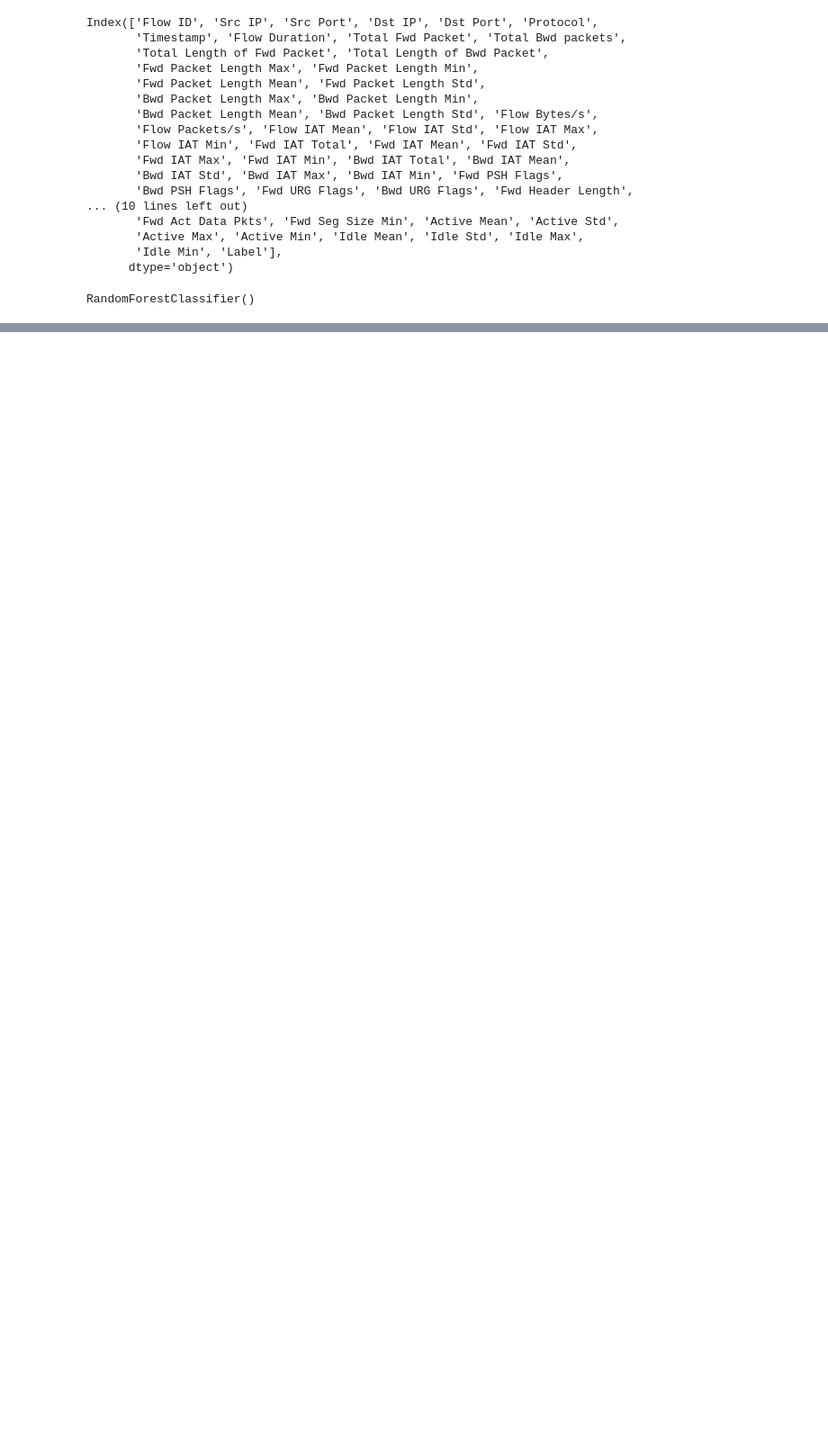
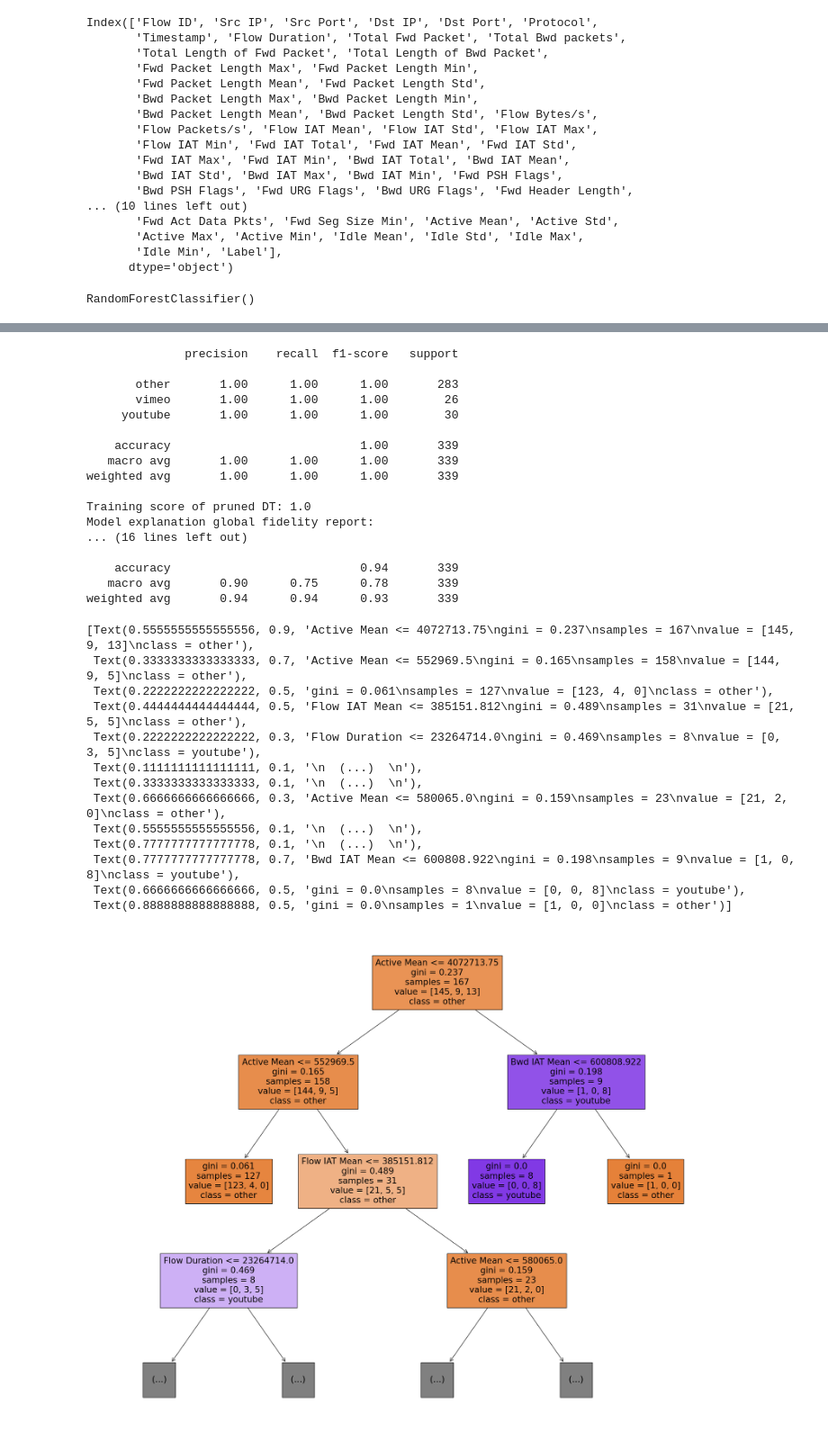
Before and after one commit to SNL-UCSB/sigcomm-tutorial, a Jupyter notebook: session_3/netunicorn_practice/notebooks/main_example_session_3.ipynb, the cells around one changed output, grey strips where cells are left out. Shown: that part at 90% size. Drawn from its saved outputs; the diff is of its cells as text; code cells hidden in the pictures; blank space fills up the shorter version.

```diff
--- a/session_3/netunicorn_practice/notebooks/main_example_session_3.ipynb
+++ b/session_3/netunicorn_practice/notebooks/main_example_session_3.ipynb
@@ -359,0 +492,73 @@ weighted avg       0.96      0.96      0.96       333
+# %%
+df_youtube = pd.read_csv("/tmp/capture_youtube.pcap_Flow.csv")
+df_vimeo = pd.read_csv("/tmp/capture_vimeo.pcap_Flow.csv")
+
+df_youtube['Label'] = 'other'
+df_youtube.loc[(df_youtube['Total Fwd Packet'] > 30) | (df_youtube['Total Bwd packets'] > 30), 'Label'] = 'youtube'
+df_youtube = df_youtube.drop(df_youtube[(df_youtube['Protocol'] == 17) & (df_youtube['Label'] != 'youtube')].index)
+
+df_vimeo['Label'] = 'other'
+df_vimeo.loc[(df_vimeo['Total Fwd Packet'] > 30) | (df_vimeo['Total Bwd packets'] > 30), 'Label'] = 'vimeo'
+df_vimeo = df_vimeo.drop(df_vimeo[(df_vimeo['Protocol'] == 17) & (df_vimeo['Label'] != 'vimeo')].index)
+# %%
+df = pd.concat([df_youtube, df_vimeo], ignore_index=True)
+df = df[features]
+df = df.dropna()
+
+target_variable = 'Label'
+features = list(set(df.columns) - {target_variable})
+x_train = df[features]
+y_train = df[target_variable]
+
+clf = RandomForestClassifier()
+clf.fit(x_train, y_train)
+
+y_pred = clf.predict(x_train.values)
+print(metrics.classification_report(y_train, y_pred))
+
+trustee = ClassificationTrustee(expert=clf)
+trustee.fit(x_train, y_train, num_samples=len(x_train) // 2, num_iter=20, train_size=0.99)
+
+_, dt, _, score = trustee.explain()
+print(f"Training score of pruned DT: {score}")
+dt_y_pred = dt.predict(x_train)
+
+print("Model explanation global fidelity report:")
+print(metrics.classification_report(clf.predict(x_train), dt_y_pred))
+print("Model explanation score report:")
+print(metrics.classification_report(y_train, dt_y_pred))
+
+fig = plt.figure(figsize=(25,20))
+plot_tree(dt, feature_names=x_train.columns, class_names=sorted(df['Label'].unique()), filled=True, max_depth=3)
+# %% [output]
+              precision    recall  f1-score   support
+
+       other       1.00      1.00      1.00       283
+       vimeo       1.00      1.00      1.00        26
+     youtube       1.00      1.00      1.00        30
+
+    accuracy                           1.00       339
+   macro avg       1.00      1.00      1.00       339
+weighted avg       1.00      1.00      1.00       339
+
+Training score of pruned DT: 1.0
+Model explanation global fidelity report:
+... (16 lines left out)
+
+    accuracy                           0.94       339
+   macro avg       0.90      0.75      0.78       339
+weighted avg       0.94      0.94      0.93       339
+[Text(0.5555555555555556, 0.9, 'Active Mean <= 4072713.75\ngini = 0.237\nsamples = 167\nvalue = [145, 9, 13]\nclass = other'),
+ Text(0.3333333333333333, 0.7, 'Active Mean <= 552969.5\ngini = 0.165\nsamples = 158\nvalue = [144, 9, 5]\nclass = other'),
+ Text(0.2222222222222222, 0.5, 'gini = 0.061\nsamples = 127\nvalue = [123, 4, 0]\nclass = other'),
+ Text(0.4444444444444444, 0.5, 'Flow IAT Mean <= 385151.812\ngini = 0.489\nsamples = 31\nvalue = [21, 5, 5]\nclass = other'),
+ Text(0.2222222222222222, 0.3, 'Flow Duration <= 23264714.0\ngini = 0.469\nsamples = 8\nvalue = [0, 3, 5]\nclass = youtube'),
+ Text(0.1111111111111111, 0.1, '\n  (...)  \n'),
+ Text(0.3333333333333333, 0.1, '\n  (...)  \n'),
+ Text(0.6666666666666666, 0.3, 'Active Mean <= 580065.0\ngini = 0.159\nsamples = 23\nvalue = [21, 2, 0]\nclass = other'),
+ Text(0.5555555555555556, 0.1, '\n  (...)  \n'),
+ Text(0.7777777777777778, 0.1, '\n  (...)  \n'),
+ Text(0.7777777777777778, 0.7, 'Bwd IAT Mean <= 600808.922\ngini = 0.198\nsamples = 9\nvalue = [1, 0, 8]\nclass = youtube'),
+ Text(0.6666666666666666, 0.5, 'gini = 0.0\nsamples = 8\nvalue = [0, 0, 8]\nclass = youtube'),
+ Text(0.8888888888888888, 0.5, 'gini = 0.0\nsamples = 1\nvalue = [1, 0, 0]\nclass = other')]
+[figure, added]
```
Also changed, not shown: parts of 14 cells of this notebook.
